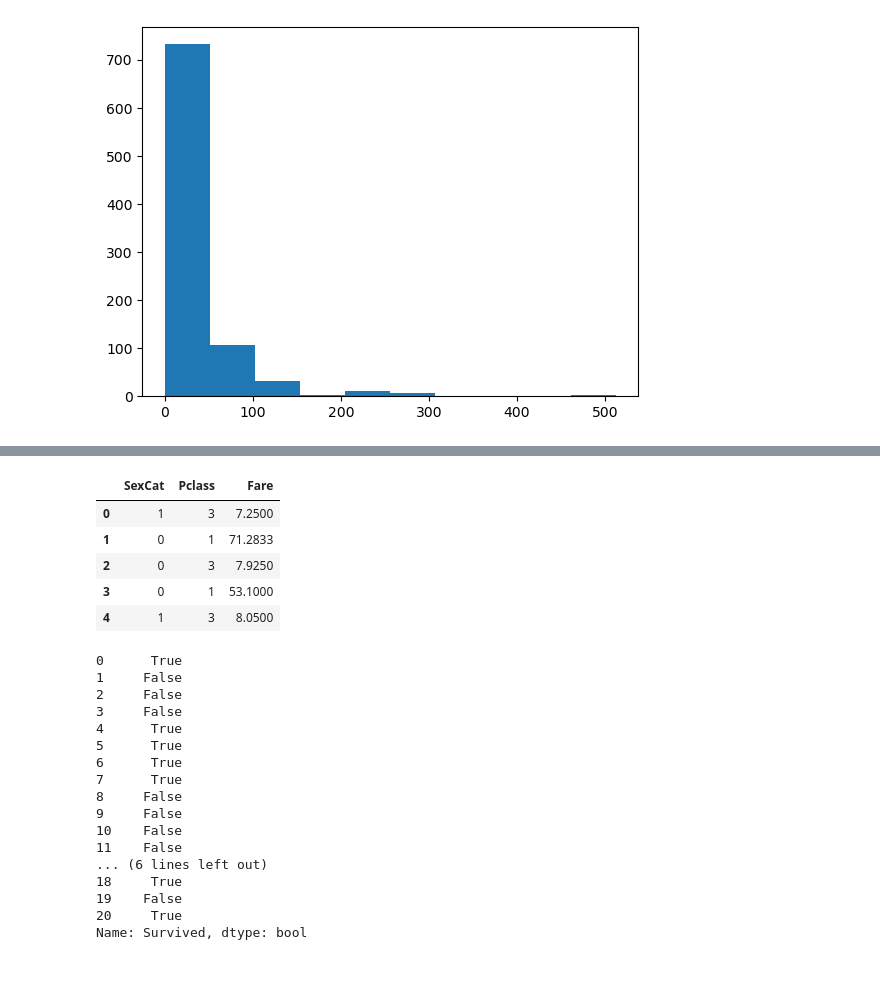
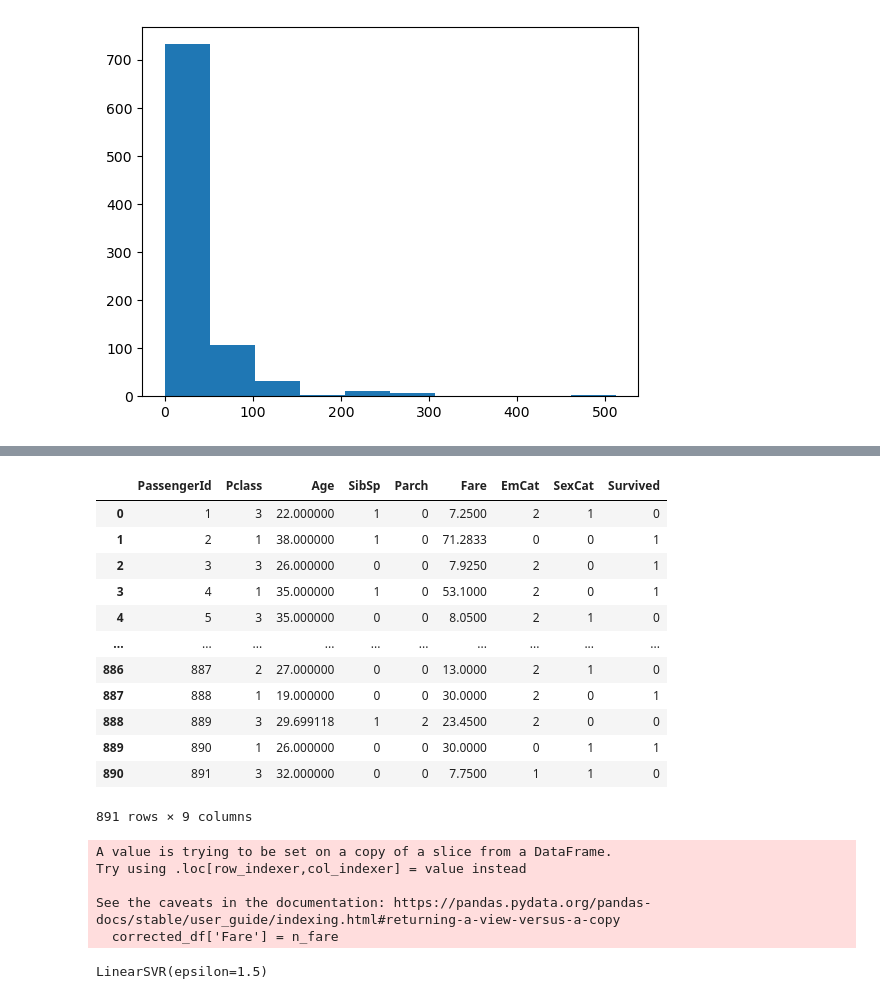
Before and after one commit to ameram/ai-journey, a Jupyter notebook: titanic-test-01.ipynb, the cells around one changed output, grey strips where cells are left out. Drawn from its saved outputs; the diff is of its cells as text; code cells hidden in the pictures; blank space fills up the shorter version.

```diff
--- a/titanic-test-01.ipynb
+++ b/titanic-test-01.ipynb
@@ -308,9 +308,0 @@ james = df_test.iloc[0][labels]
-# %%
-X.head()
-# %% [output]
-|  | SexCat | Pclass | Fare |
-| 0 | 1 | 3 | 7.2500 |
-| 1 | 0 | 1 | 71.2833 |
-| 2 | 0 | 3 | 7.9250 |
-| 3 | 0 | 1 | 53.1000 |
-| 4 | 1 | 3 | 8.0500 |
@@ -319,20 +309,23 @@ james = X.loc[0:20]
-# %%
-svm_reg.predict(james) == y.loc[0:20]
-# %% [output]
-0      True
-1     False
-2     False
-3     False
-4      True
-5      True
-6      True
-7      True
-8     False
-9     False
-10    False
-11    False
-... (6 lines left out)
-18     True
-19    False
-20     True
-Name: Survived, dtype: bool
+# %%
+# Turning Embarked to one-hot vector
+# Drop the ticket and cabin, maybe even drop the SibSp and Parch???
+# TODO test this.
+
+corr_labels = ['PassengerId', 'Pclass', 'Age', 'SibSp', 'Parch', 'Fare', 'EmCat', 'SexCat']
+corrected_df = df_train[corr_labels + ["Survived"]]
+# %%
+corrected_df
+# %% [output]
+|  | PassengerId | Pclass | Age | SibSp | Parch | Fare | EmCat | SexCat | Survived |
+| 0 | 1 | 3 | 22.000000 | 1 | 0 | 7.2500 | 2 | 1 | 0 |
+| 1 | 2 | 1 | 38.000000 | 1 | 0 | 71.2833 | 0 | 0 | 1 |
+| 2 | 3 | 3 | 26.000000 | 0 | 0 | 7.9250 | 2 | 0 | 1 |
+| 3 | 4 | 1 | 35.000000 | 1 | 0 | 53.1000 | 2 | 0 | 1 |
+| 4 | 5 | 3 | 35.000000 | 0 | 0 | 8.0500 | 2 | 1 | 0 |
+| ... | ... | ... | ... | ... | ... | ... | ... | ... | ... |
+| 886 | 887 | 2 | 27.000000 | 0 | 0 | 13.0000 | 2 | 1 | 0 |
+| 887 | 888 | 1 | 19.000000 | 0 | 0 | 30.0000 | 2 | 0 | 1 |
+| 888 | 889 | 3 | 29.699118 | 1 | 2 | 23.4500 | 2 | 0 | 0 |
+| 889 | 890 | 1 | 26.000000 | 0 | 0 | 30.0000 | 0 | 1 | 1 |
+| 890 | 891 | 3 | 32.000000 | 0 | 0 | 7.7500 | 1 | 1 | 0 |
+891 rows × 9 columns
@@ -338,0 +334,8 @@ Name: Survived, dtype: bool
+# %%
+corrected_df['Fare'] = n_fare
+# %% [output]
+A value is trying to be set on a copy of a slice from a DataFrame.
+Try using .loc[row_indexer,col_indexer] = value instead
+
+See the caveats in the documentation: https://pandas.pydata.org/pandas-docs/stable/user_guide/indexing.html#returning-a-view-versus-a-copy
+  corrected_df['Fare'] = n_fare
@@ -338,0 +356,6 @@ Name: Survived, dtype: bool
+# %%
+from sklearn.svm import LinearSVR
+svm_reg = LinearSVR(epsilon=1.5)
+svm_reg.fit(x_train, y_train)
+# %% [output]
+LinearSVR(epsilon=1.5)
```
Also changed, not shown: parts of 43 cells of this notebook.
